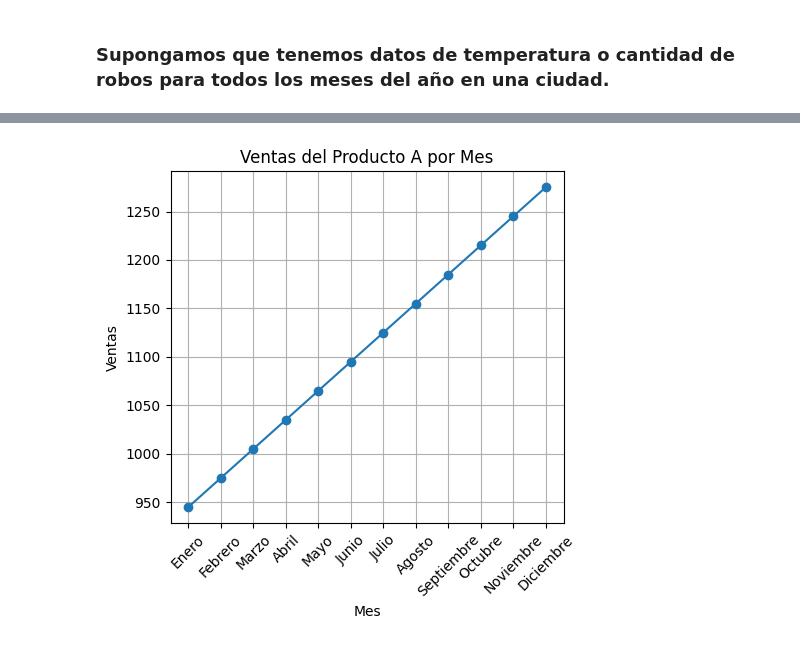
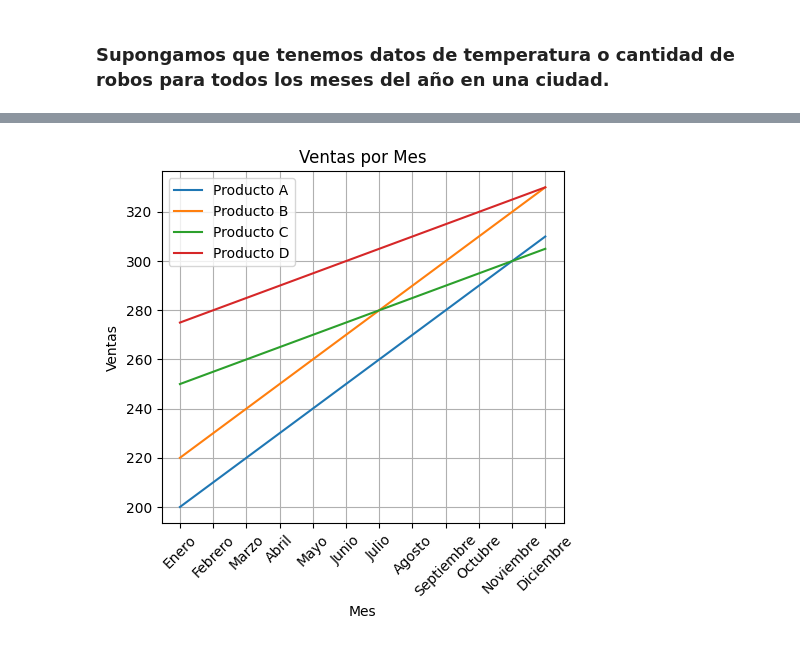
Before and after one commit to jserrataylor/cursoAI, a Jupyter notebook: Graficos_y_Figuras_con_matplotlib.ipynb, the cells around one changed output, grey strips where cells are left out. Saved outputs shown, nothing was run; the diff lists cells and outputs as text; code cells hidden in the pictures.

```diff
--- a/Graficos_y_Figuras_con_matplotlib.ipynb
+++ b/Graficos_y_Figuras_con_matplotlib.ipynb
@@ -407,30 +404,34 @@ datos.head()
 # %%
 # Crear un gráfico de líneas
 plt.figure(figsize=(5,5))
 plt.plot(datos)
+#plt.plot(datos['Producto A'], label='Producto A')
+#plt.plot(datos['Producto D'], label='Producto D')
 plt.title('Ventas por Mes')
 plt.xlabel('Mes')
 plt.ylabel('Ventas')
-plt.legend(datos.columns, loc='upper left')
-plt.grid(True)
+plt.legend(datos.columns, loc='upper left') # Para asignar el titulo de la columna como leyenda
+#plt.legend()
+plt.grid()
 plt.xticks(rotation=45)  # Rotar las etiquetas del eje x para una mejor visualización
 plt.tight_layout()  # Ajustar el layout para que todo se vea bien
 plt.show()
+# %% [output]
+[figure, added]
 # %%
 # Seleccionar la columna correspondiente a las ventas totales
-datos['Totales'] = datos['Producto A'] + datos['Producto B'] + datos['Producto C'] + datos['Producto D']
+datos_totales = datos['Totales'] = datos['Producto A'] + datos['Producto B'] + datos['Producto C'] + datos['Producto D']
 
 Totales = datos['Totales']
 
 # Crear el gráfico
 plt.figure(figsize=(5,5))
-plt.plot(Totales, marker='o')  # marker='o' añade marcadores circulares en cada punto de datos
+plt.plot(datos_totales, marker='o', label='Ventas Totales')  # marker='o' añade marcadores circulares en cada punto de datos
 plt.title('Ventas del Producto A por Mes')
 plt.xlabel('Mes')
 plt.ylabel('Ventas')
-plt.grid(True)
+plt.legend()
+plt.grid()
 plt.xticks(rotation=45)  # Rotar las etiquetas del eje x para una mejor visualización
 plt.tight_layout()  # Ajustar el layout para que todo se vea bien
 plt.show()
-# %% [output]
-[figure, removed]
```
Also changed, not shown: parts of 7 cells of this notebook.
